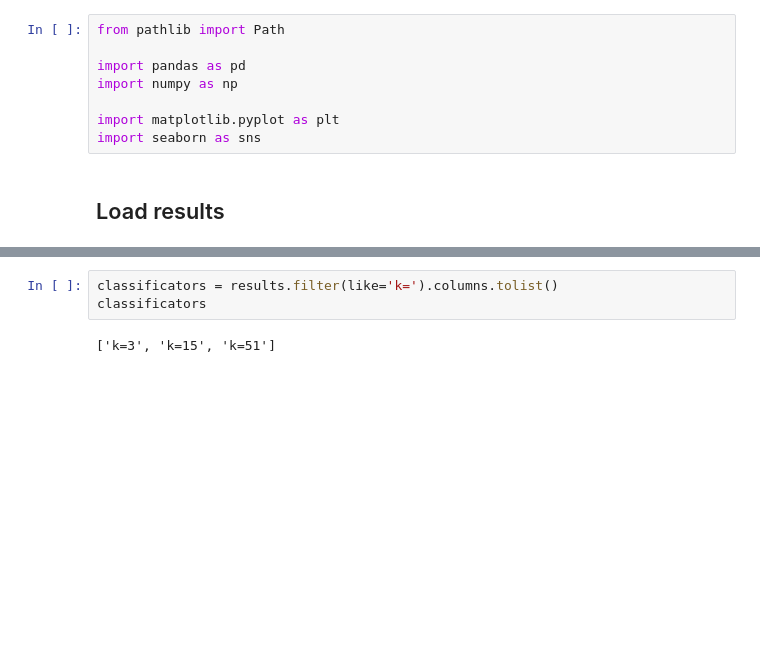
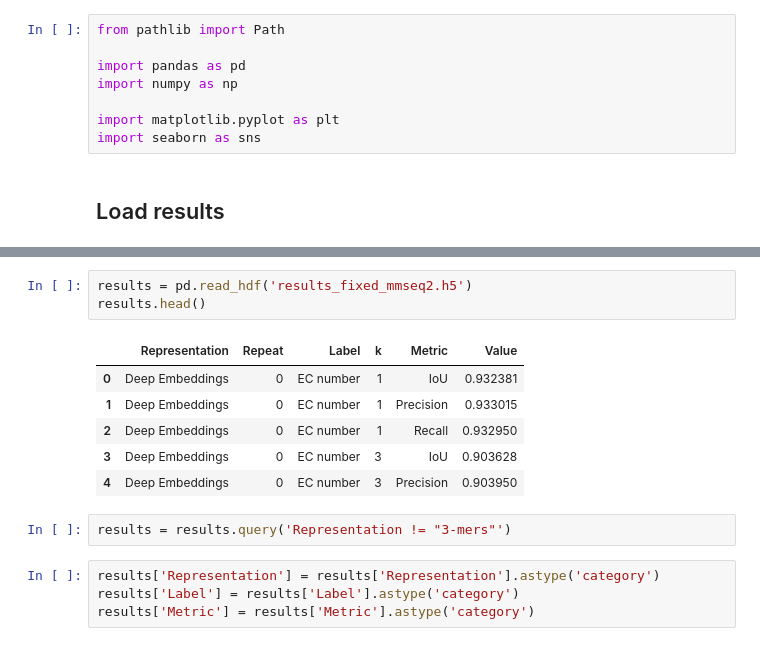
Before and after one commit to ardigen/microbiome-protein-embeddings, a Jupyter notebook: 01-label-recovery/02-plot-results.ipynb, the cells around one changed output, grey strips where cells are left out. Cells and saved outputs as stored; diff of their text form; blank space fills up the shorter version.

```diff
--- a/01-label-recovery/02-plot-results.ipynb
+++ b/01-label-recovery/02-plot-results.ipynb
@@ -42,5 +11,16 @@ results
-# %%
-classificators = results.filter(like='k=').columns.tolist()
-classificators
-# %% [output]
-['k=3', 'k=15', 'k=51']
+# %%
+results = pd.read_hdf('results_fixed_mmseq2.h5')
+results.head()
+# %% [output]
+|  | Representation | Repeat | Label | k | Metric | Value |
+| 0 | Deep Embeddings | 0 | EC number | 1 | IoU | 0.932381 |
+| 1 | Deep Embeddings | 0 | EC number | 1 | Precision | 0.933015 |
+| 2 | Deep Embeddings | 0 | EC number | 1 | Recall | 0.932950 |
+| 3 | Deep Embeddings | 0 | EC number | 3 | IoU | 0.903628 |
+| 4 | Deep Embeddings | 0 | EC number | 3 | Precision | 0.903950 |
+# %%
+results = results.query('Representation != "3-mers"')
+# %%
+results['Representation'] = results['Representation'].astype('category')
+results['Label'] = results['Label'].astype('category')
+results['Metric'] = results['Metric'].astype('category')
```
Also changed, not shown: parts of 7 cells of this notebook, 5 other files.
